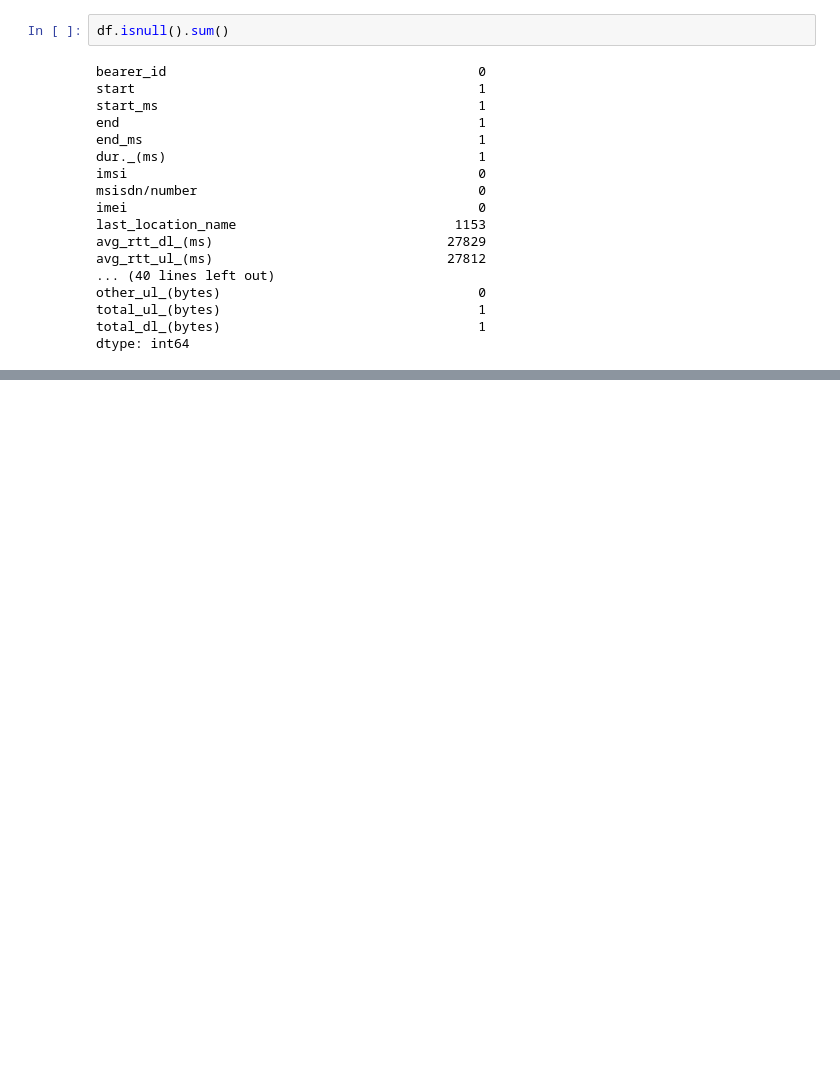
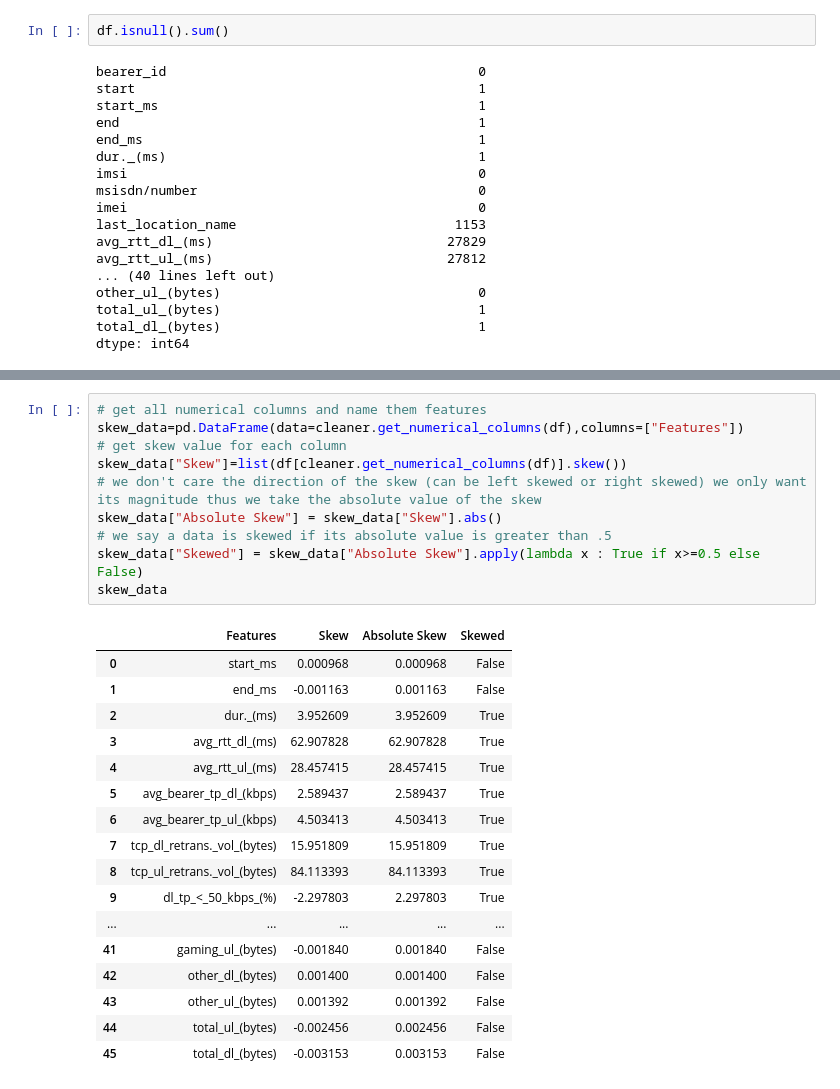
Before and after one commit to Nathnael12/Telecom_data_analysis, a Jupyter notebook: notebooks/data_cleaning.ipynb, the cells around one changed output, grey strips where cells are left out. Saved outputs shown, nothing was run; the diff lists cells and outputs as text; blank space fills up the shorter version.

```diff
--- a/notebooks/data_cleaning.ipynb
+++ b/notebooks/data_cleaning.ipynb
@@ -142,0 +159,28 @@ dtype: int64
+# %%
+# get all numerical columns and name them features
+skew_data=pd.DataFrame(data=cleaner.get_numerical_columns(df),columns=["Features"])
+# get skew value for each column
+skew_data["Skew"]=list(df[cleaner.get_numerical_columns(df)].skew())
+# we don't care the direction of the skew (can be left skewed or right skewed) we only want its magnitude thus we take the absolute value of the skew
+skew_data["Absolute Skew"] = skew_data["Skew"].abs()
+# we say a data is skewed if its absolute value is greater than .5
+skew_data["Skewed"] = skew_data["Absolute Skew"].apply(lambda x : True if x>=0.5 else False)
+skew_data
+# %% [output]
+|  | Features | Skew | Absolute Skew | Skewed |
+| 0 | start_ms | 0.000968 | 0.000968 | False |
+| 1 | end_ms | -0.001163 | 0.001163 | False |
+| 2 | dur._(ms) | 3.952609 | 3.952609 | True |
+| 3 | avg_rtt_dl_(ms) | 62.907828 | 62.907828 | True |
+| 4 | avg_rtt_ul_(ms) | 28.457415 | 28.457415 | True |
+| 5 | avg_bearer_tp_dl_(kbps) | 2.589437 | 2.589437 | True |
+| 6 | avg_bearer_tp_ul_(kbps) | 4.503413 | 4.503413 | True |
+| 7 | tcp_dl_retrans._vol_(bytes) | 15.951809 | 15.951809 | True |
+| 8 | tcp_ul_retrans._vol_(bytes) | 84.113393 | 84.113393 | True |
+| 9 | dl_tp_<_50_kbps_(%) | -2.297803 | 2.297803 | True |
+| ... | ... | ... | ... | ... |
+| 41 | gaming_ul_(bytes) | -0.001840 | 0.001840 | False |
+| 42 | other_dl_(bytes) | 0.001400 | 0.001400 | False |
+| 43 | other_ul_(bytes) | 0.001392 | 0.001392 | False |
+| 44 | total_ul_(bytes) | -0.002456 | 0.002456 | False |
+| 45 | total_dl_(bytes) | -0.003153 | 0.003153 | False |
```
Also changed, not shown: parts of 9 cells of this notebook.
